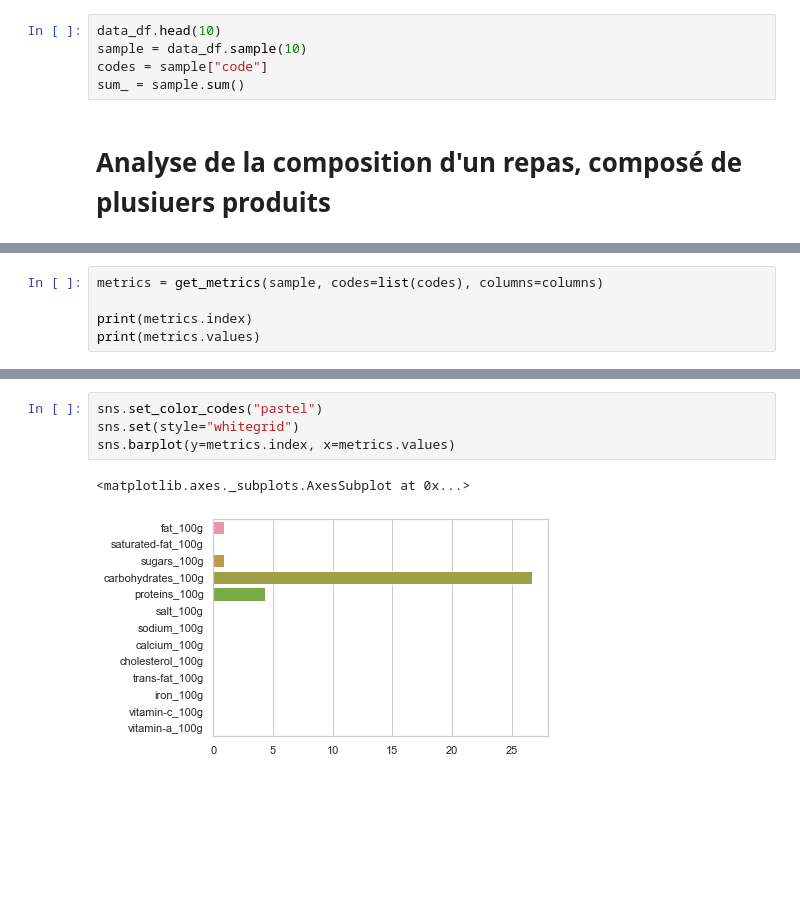
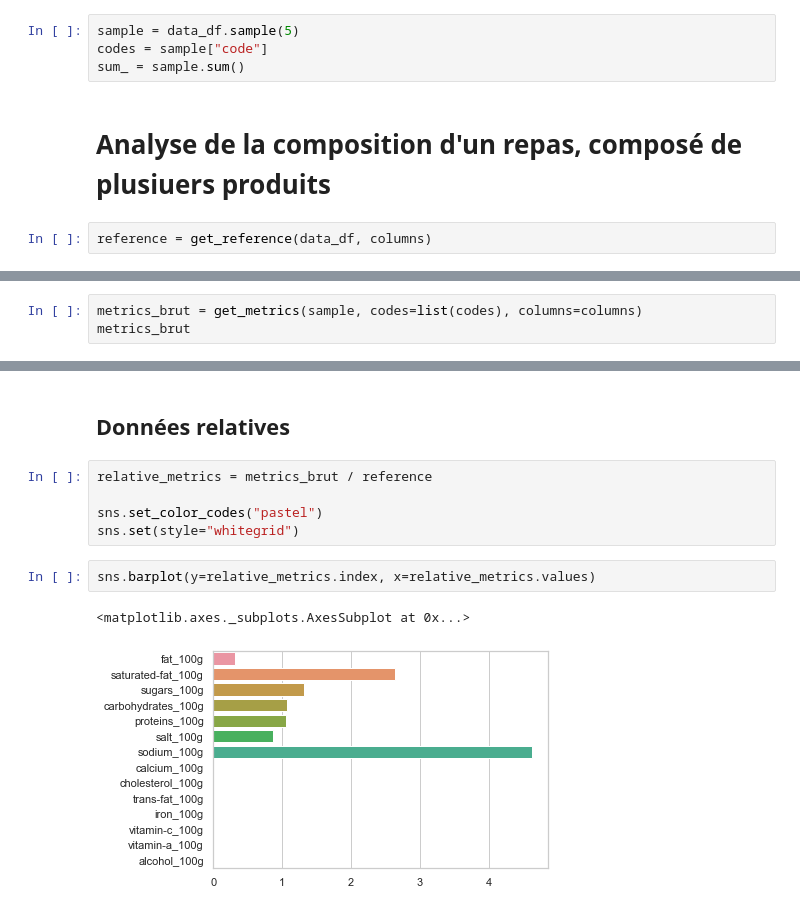
Before and after one commit to asaidomar/openclassrooms_projet3, a Jupyter notebook: projet3/food_analysis.ipynb, the cells around one changed output, grey strips where cells are left out. Cells and saved outputs as stored; diff of their text form; blank space fills up the shorter version.

Commit message:
Data relatif

```diff
--- a/projet3/food_analysis.ipynb
+++ b/projet3/food_analysis.ipynb
@@ -27,7 +103,8 @@ data_df = pd.read_csv(data.as_posix(), sep="\t")
 # %%
-data_df.head(10)
-sample = data_df.sample(10)
+sample = data_df.sample(5)
 codes = sample["code"]
 sum_ = sample.sum()
 # %% [markdown]
 # Analyse de la composition d'un repas, composé de plusiuers produits
+# %%
+reference = get_reference(data_df, columns)
@@ -34,6 +140,4 @@ sum_ = sample.sum()
 # %%
-metrics = get_metrics(sample, codes=list(codes), columns=columns)
-
-print(metrics.index)
-print(metrics.values)
+metrics_brut = get_metrics(sample, codes=list(codes), columns=columns)
+metrics_brut
 # %% [output]
@@ -49,7 +171,12 @@ Index(['fat_100g', 'saturated-fat_100g', 'sugars_100g', 'carbohydrates_100g',
+# %% [markdown]
+## Données relatives
+# %%
+relative_metrics = metrics_brut / reference
+
+sns.set_color_codes("pastel")
+sns.set(style="whitegrid")
 # %%
-sns.set_color_codes("pastel")
-sns.set(style="whitegrid")
-sns.barplot(y=metrics.index, x=metrics.values)
+sns.barplot(y=relative_metrics.index, x=relative_metrics.values)
 # %% [output]
 <matplotlib.axes._subplots.AxesSubplot at 0x...>
-[figure, old version]
+[figure, new version]
```
Also changed, not shown: parts of 18 cells of this notebook, 2 other files.
